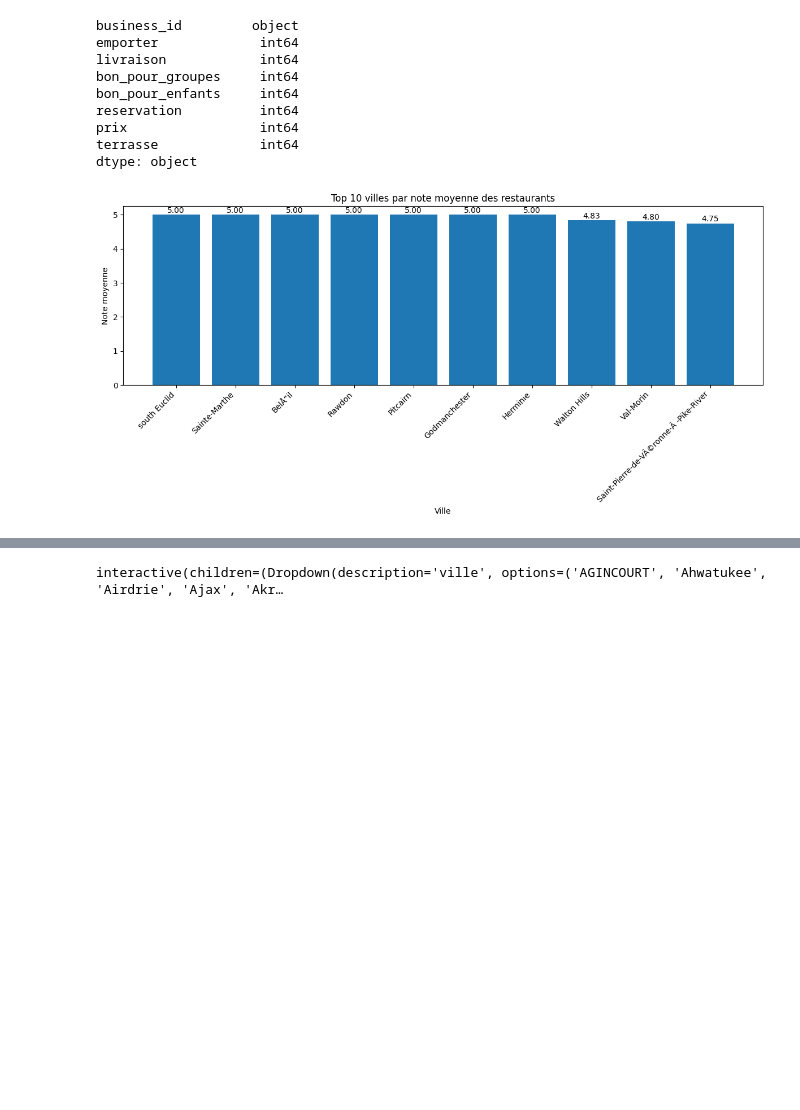
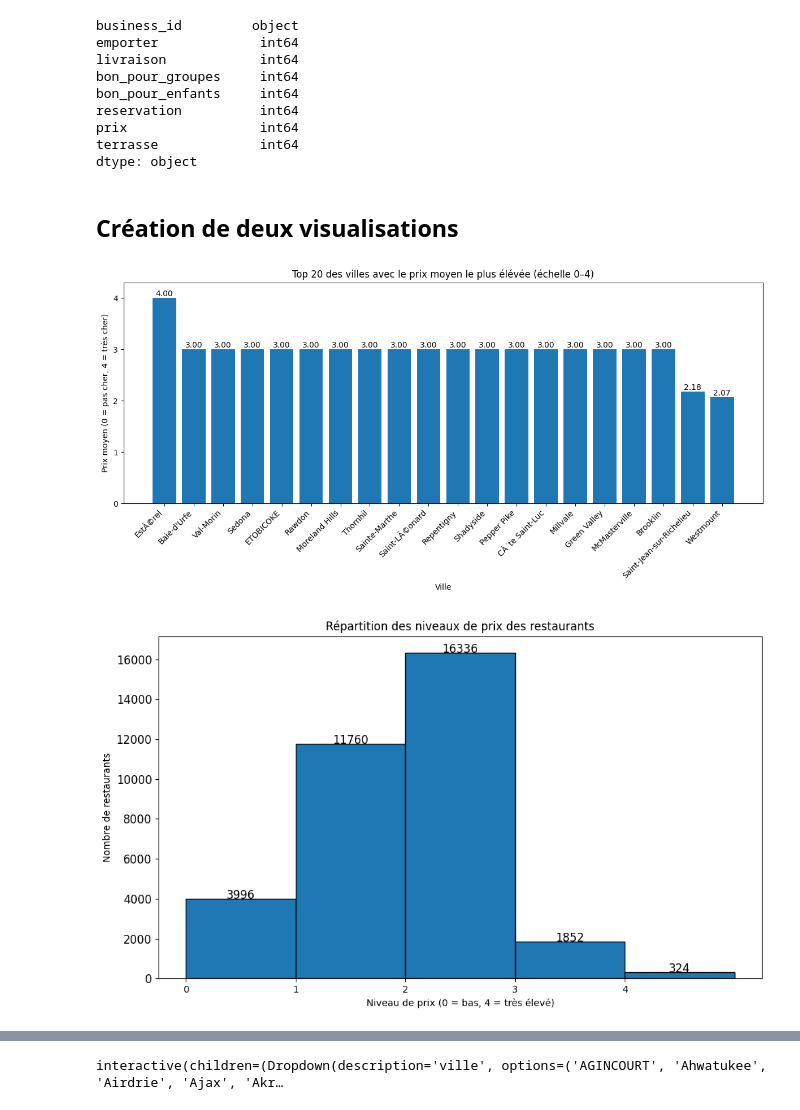
Before and after one commit to AyaIssa1/tp3_collecte, a Jupyter notebook: tp_yelp.ipynb, the cells around one changed output, grey strips where cells are left out. Saved outputs shown, nothing was run; the diff lists cells and outputs as text; code cells hidden in the pictures; blank space fills up the shorter version.

Commit message:
Creation de meilleur graphiques statique et interpretation

```diff
--- a/tp_yelp.ipynb
+++ b/tp_yelp.ipynb
@@ -531,39 +531,81 @@ reservation          int64
 prix                 int64
 terrasse             int64
 dtype: object
+# %% [markdown]
+## Création de deux visualisations
 # %%
-#read les bon fichiers
+# lire les fichiers
 business = pd.read_csv("Data_use_case_Yelp/restaurants.csv", low_memory=False)
-review = pd.read_csv("Data_use_case_Yelp/review.csv", low_memory=False)
+service = pd.read_csv("Data_use_case_Yelp/services.csv", low_memory=False)
 
-# merge de restaurants + review
-merged = business.merge(review, on="business_id", how="inner")
+# join restaurants + services
+merged = business.merge(service, on="business_id", how="inner")
 
-# calcul de la note moyenne par ville
-ville_avg = (
-    #moyenne des notes de review
-    merged.groupby("ville")["etoiles"]
+# convertir la colonne prix (échelle 0–4)
+merged["prix"] = pd.to_numeric(merged["prix"], errors="coerce")
+
+# calculer le prix moyen par ville
+ville_prix = (
+    merged.groupby("ville")["prix"]
           .mean()
+          #prendre les plus elever
           .sort_values(ascending=False)
+
 )
 
-top10_ville = ville_avg.head(10)
+top20 = ville_prix.head(20)
 
-# affichage du graphique
 plt.figure(figsize=(12,6))
-plt.bar(top10_ville.index, top10_ville.values, color="#1f77b4")
+plt.bar(top20.index, top20.values, color="#1f77b4")
 
-# ajouter les valeurs en nombre sur chaque barre
-for i, val in enumerate(top10_ville.values):
-    plt.text(i, val + 0.05, f"{val:.2f}", ha="center")
+# ajouter les valeurs au-dessus des barres
+for i, val in enumerate(top20.values):
+    plt.text(i, val + 0.03, f"{val:.2f}", ha="center")
 
-plt.title("Top 10 villes par note moyenne des restaurants")
+#definir titre et axes
+plt.title("Top 20 des villes avec le prix moyen le plus élévée (échelle 0–4)")
 plt.xlabel("Ville")
-plt.ylabel("Note moyenne")
+plt.ylabel("Prix moyen (0 = pas cher, 4 = très cher)")
 plt.xticks(rotation=45, ha="right")
+plt.ylim(0,4.3)#je l'ai rajouter pour empecher la valeur afficher de brouiller le titre quand la valeur est 4.00
+plt.yticks([0, 1, 2, 3, 4])
 plt.tight_layout()
 plt.show()
+
+#####################################################################################################################################################
+#2e graph statique ici pour prendre la meme liste merged
+
+# histogramme des prix
+plt.figure(figsize=(10,6))
+
+# hist → retourne les count + bins
+counts, bins, patches = plt.hist(
+    service["prix"].dropna(),
+    bins=[0,1,2,3,4,5],
+    color="#1f77b4",
+    edgecolor="black"
+)
+
+#ajouter le nombre de restaurants sur chaque barre pour une meilleur compréhension
+for i, count in enumerate(counts):
+    plt.text(
+        i + 0.5,#centre de la barre
+        count + 0.5,#au-dessus de la barre
+        int(count),#convertir en nombre d'entiers
+        ha="center",
+        fontsize=12
+    )
+
+plt.title("Répartition des niveaux de prix des restaurants")
+plt.xlabel("Niveau de prix (0 = bas, 4 = très élevé)")
+plt.ylabel("Nombre de restaurants")
+plt.xticks([0,1,2,3,4])
+plt.yticks(fontsize=12)
+
+plt.tight_layout()
+plt.show()
 # %% [output]
-[figure, old version]
+[figure, new version]
+[figure, added]
 # %% [markdown]
 
```
Also changed, not shown: parts of 3 cells of this notebook.
